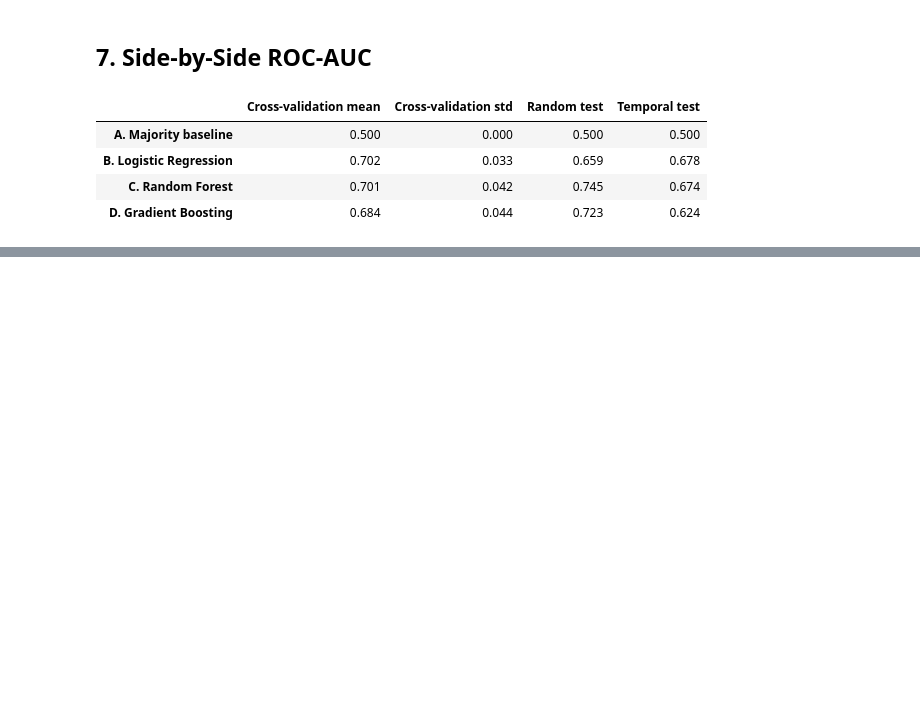
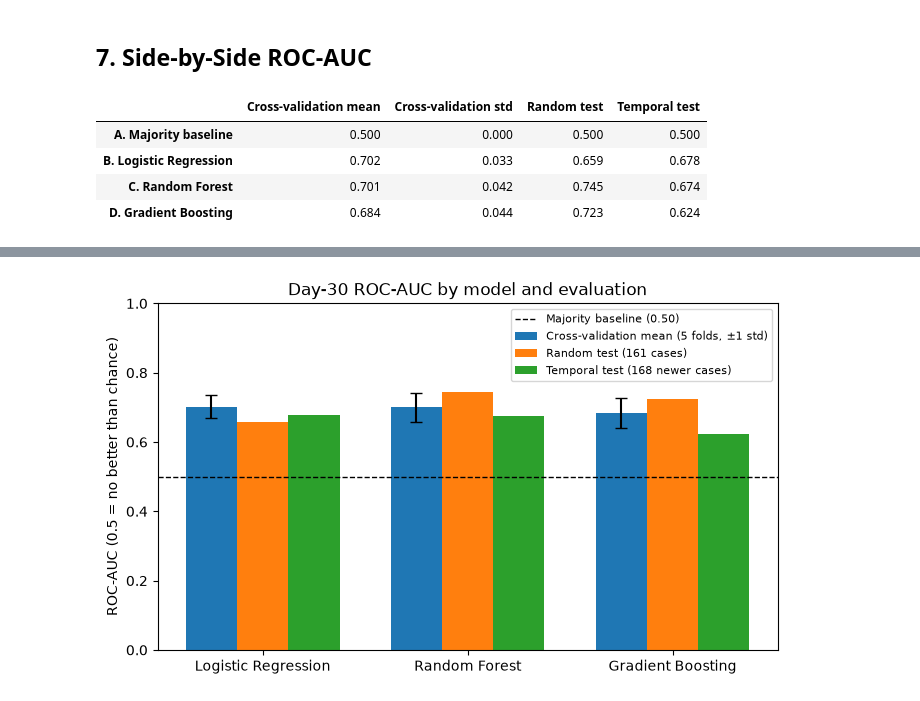
Before and after one commit to cikicali369-glitch/GA-Data-Science-Capstone-Ali, a Jupyter notebook: notebooks/12_day30_model_comparison_review.ipynb, the cells around one changed output, grey strips where cells are left out. Saved outputs shown, nothing was run; the diff lists cells and outputs as text; code cells hidden in the pictures; blank space fills up the shorter version.

```diff
--- a/notebooks/12_day30_model_comparison_review.ipynb
+++ b/notebooks/12_day30_model_comparison_review.ipynb
@@ -24,10 +24,13 @@ The test cases were explored in earlier notebooks, so this is an **exploratory c
 # %%
 import os
 import warnings
+from pathlib import Path
 
 os.environ["PM4PY_SHOW_PROGRESS_BAR"] = "false"  # no progress bar while loading
-warnings.filterwarnings("ignore")                 # hide an optional speed-up tip from PM4Py
+# hide only PM4Py's optional speed-up tip ("Install the optional requirement `r4pm` ..."); other warnings still show
+warnings.filterwarnings("ignore", message="Install the optional requirement `r4pm`")
 
+import matplotlib.pyplot as plt
 import pandas as pd
 import pm4py
 from sklearn.dummy import DummyClassifier
@@ -37,6 +40,10 @@ from sklearn.metrics import accuracy_score, confusion_matrix, f1_score, precisio
 from sklearn.model_selection import StratifiedKFold, train_test_split
 from sklearn.pipeline import make_pipeline
 from sklearn.preprocessing import StandardScaler
+
+# the project folder: works whether Jupyter starts in the notebooks folder or in the project folder
+project_root = Path.cwd().parent if Path.cwd().name == "notebooks" else Path.cwd()
+data_path = project_root / "data" / "raw" / "BPIC15_1.xes"
 # %% [output]
 ============================================================
 
@@ -54,7 +61,7 @@ from sklearn.preprocessing import StandardScaler
 # %% [markdown]
 *When PM4Py is imported it prints a short welcome and licence message. This is normal and not an error.*
 # %%
-log = pm4py.read_xes("../data/raw/BPIC15_1.xes")
+log = pm4py.read_xes(str(data_path))
 df = pm4py.convert_to_dataframe(log)
 
 case_data = df.groupby("case:concept:name").agg(
@@ -406,12 +422,13 @@ assert all_match, "Baseline / Logistic Regression do not reproduce notebooks 10
 # %% [markdown]
 ## 7. Side-by-Side ROC-AUC
 # %%
-pd.DataFrame({
+roc_table = pd.DataFrame({
     "Cross-validation mean": cv_means["ROC-AUC"],
     "Cross-validation std": cv_results.groupby("Approach")["ROC-AUC"].std(),
     "Random test": random_results["ROC-AUC"],
     "Temporal test": temporal_results["ROC-AUC"],
-}).astype(float).round(3)
+}).astype(float)
+roc_table.round(3)
 # %% [output]
 |  | Cross-validation mean | Cross-validation std | Random test | Temporal test |
 | A. Majority baseline | 0.500 | 0.000 | 0.500 | 0.500 |
@@ -420,0 +443,21 @@ pd.DataFrame({
+# %%
+models_to_plot = ["B. Logistic Regression", "C. Random Forest", "D. Gradient Boosting"]
+positions = [0, 1, 2]
+width = 0.25
+
+plt.figure(figsize=(8, 4.5))
+plt.bar([p - width for p in positions], roc_table.loc[models_to_plot, "Cross-validation mean"], width,
+        yerr=roc_table.loc[models_to_plot, "Cross-validation std"], capsize=4,
+        label="Cross-validation mean (5 folds, ±1 std)")
+plt.bar(positions, roc_table.loc[models_to_plot, "Random test"], width, label="Random test (161 cases)")
+plt.bar([p + width for p in positions], roc_table.loc[models_to_plot, "Temporal test"], width,
+        label="Temporal test (168 newer cases)")
+plt.axhline(0.5, color="black", linestyle="--", linewidth=1, label="Majority baseline (0.50)")
+plt.xticks(positions, ["Logistic Regression", "Random Forest", "Gradient Boosting"])
+plt.ylim(0, 1)
+plt.ylabel("ROC-AUC (0.5 = no better than chance)")
+plt.title("Day-30 ROC-AUC by model and evaluation")
+plt.legend(loc="upper right", fontsize=8)
+plt.show()
+# %% [output]
+[figure, added]
```
Also changed, not shown: parts of 26 cells of this notebook, 16 other files.
